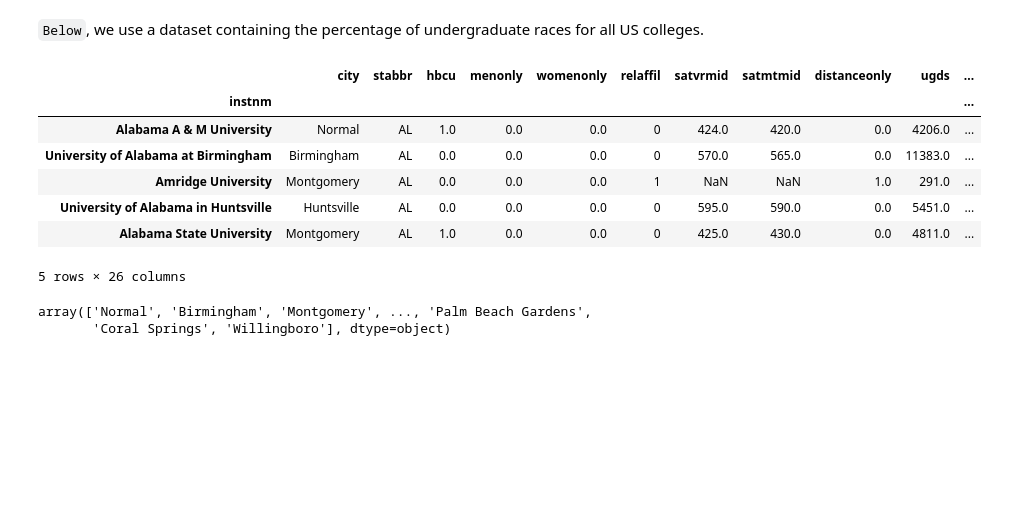
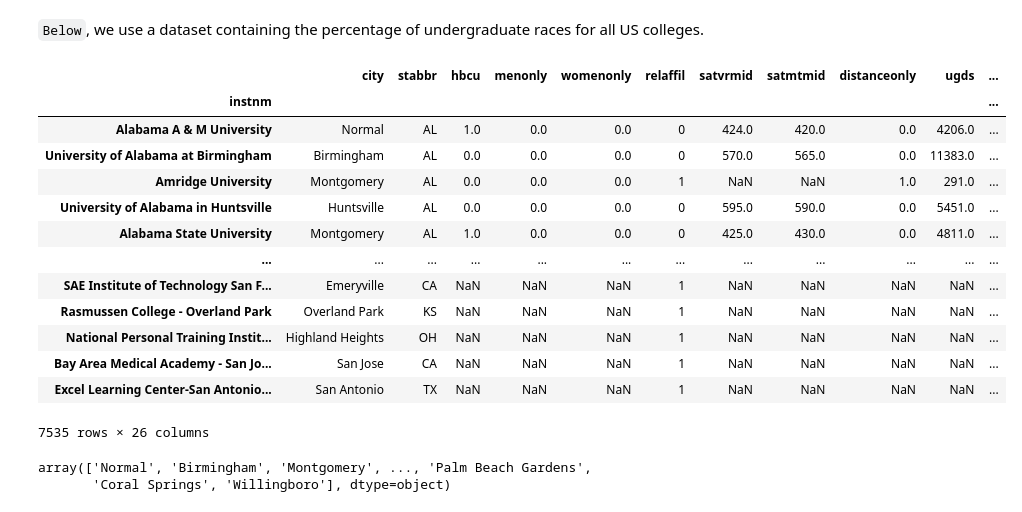
Before and after one commit to HalaMostafa/Internship-Program, a Jupyter notebook: 02. Data Types and Missing Values.ipynb, the cells around one changed output. Saved outputs shown, nothing was run; the diff lists cells and outputs as text; code cells hidden in the pictures; blank space fills up the shorter version.

```diff
--- a/02. Data Types and Missing Values.ipynb
+++ b/02. Data Types and Missing Values.ipynb
@@ -248,16 +258,22 @@ bikes.info()
 `Below`, we use a dataset containing the percentage of undergraduate races for all US colleges.
 # %%
 college = pd.read_csv('data/college.csv', index_col='instnm')
-college.head()
+college
 # %% [output]
 |  | city | stabbr | hbcu | menonly | womenonly | relaffil | satvrmid | satmtmid | distanceonly | ugds | ... |
 | instnm |  |  |  |  |  |  |  |  |  |  | ... |
 | Alabama A & M University | Normal | AL | 1.0 | 0.0 | 0.0 | 0 | 424.0 | 420.0 | 0.0 | 4206.0 | ... |
 | University of Alabama at Birmingham | Birmingham | AL | 0.0 | 0.0 | 0.0 | 0 | 570.0 | 565.0 | 0.0 | 11383.0 | ... |
 | Amridge University | Montgomery | AL | 0.0 | 0.0 | 0.0 | 1 | NaN | NaN | 1.0 | 291.0 | ... |
 | University of Alabama in Huntsville | Huntsville | AL | 0.0 | 0.0 | 0.0 | 0 | 595.0 | 590.0 | 0.0 | 5451.0 | ... |
 | Alabama State University | Montgomery | AL | 1.0 | 0.0 | 0.0 | 0 | 425.0 | 430.0 | 0.0 | 4811.0 | ... |
+| ... | ... | ... | ... | ... | ... | ... | ... | ... | ... | ... | ... |
+| SAE Institute of Technology San F... | Emeryville | CA | NaN | NaN | NaN | 1 | NaN | NaN | NaN | NaN | ... |
+| Rasmussen College - Overland Park | Overland Park | KS | NaN | NaN | NaN | 1 | NaN | NaN | NaN | NaN | ... |
+| National Personal Training Instit... | Highland Heights | OH | NaN | NaN | NaN | 1 | NaN | NaN | NaN | NaN | ... |
+| Bay Area Medical Academy - San Jo... | San Jose | CA | NaN | NaN | NaN | 1 | NaN | NaN | NaN | NaN | ... |
+| Excel Learning Center-San Antonio... | San Antonio | TX | NaN | NaN | NaN | 1 | NaN | NaN | NaN | NaN | ... |
-5 rows × 26 columns
+7535 rows × 26 columns
 # %%
 college["city"].unique()
 # %% [output]
```
Also changed, not shown: parts of 26 cells of this notebook, 1 other file.
